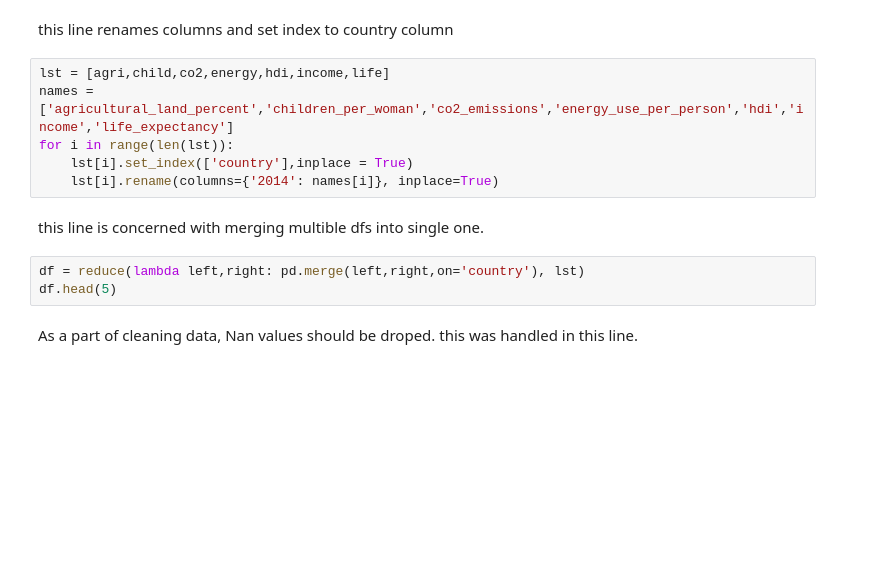
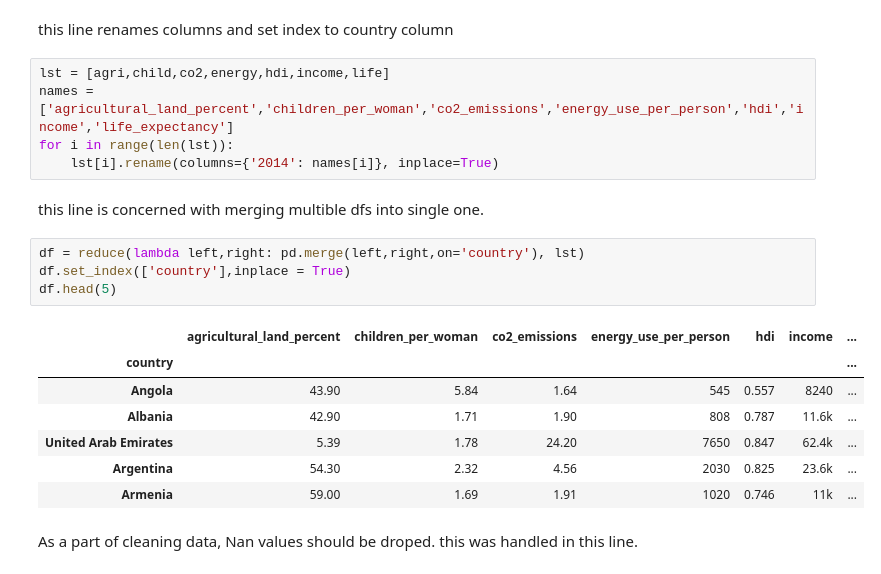
Before and after one commit to tarekanwer/Gapminder-World, a Jupyter notebook: code.ipynb, the cells around one changed output. Drawn from its saved outputs; the diff is of its cells as text; blank space fills up the shorter version.

```diff
--- a/code.ipynb
+++ b/code.ipynb
@@ -58,13 +58,21 @@ this line renames columns and set index to country column
 lst = [agri,child,co2,energy,hdi,income,life]
 names = ['agricultural_land_percent','children_per_woman','co2_emissions','energy_use_per_person','hdi','income','life_expectancy']
 for i in range(len(lst)):
-    lst[i].set_index(['country'],inplace = True)
     lst[i].rename(columns={'2014': names[i]}, inplace=True)
 # %% [markdown]
 this line is concerned with merging multible dfs into single one.
 # %%
 df = reduce(lambda left,right: pd.merge(left,right,on='country'), lst)
+df.set_index(['country'],inplace = True)
 df.head(5)
+# %% [output]
+|  | agricultural_land_percent | children_per_woman | co2_emissions | energy_use_per_person | hdi | income | ... |
+| country |  |  |  |  |  |  | ... |
+| Angola | 43.90 | 5.84 | 1.64 | 545 | 0.557 | 8240 | ... |
+| Albania | 42.90 | 1.71 | 1.90 | 808 | 0.787 | 11.6k | ... |
+| United Arab Emirates | 5.39 | 1.78 | 24.20 | 7650 | 0.847 | 62.4k | ... |
+| Argentina | 54.30 | 2.32 | 4.56 | 2030 | 0.825 | 23.6k | ... |
+| Armenia | 59.00 | 1.69 | 1.91 | 1020 | 0.746 | 11k | ... |
 # %% [markdown]
 As a part of cleaning data, Nan values should be droped. this was handled in this line.
 # %%
```
Also changed, not shown: parts of 3 cells of this notebook.
